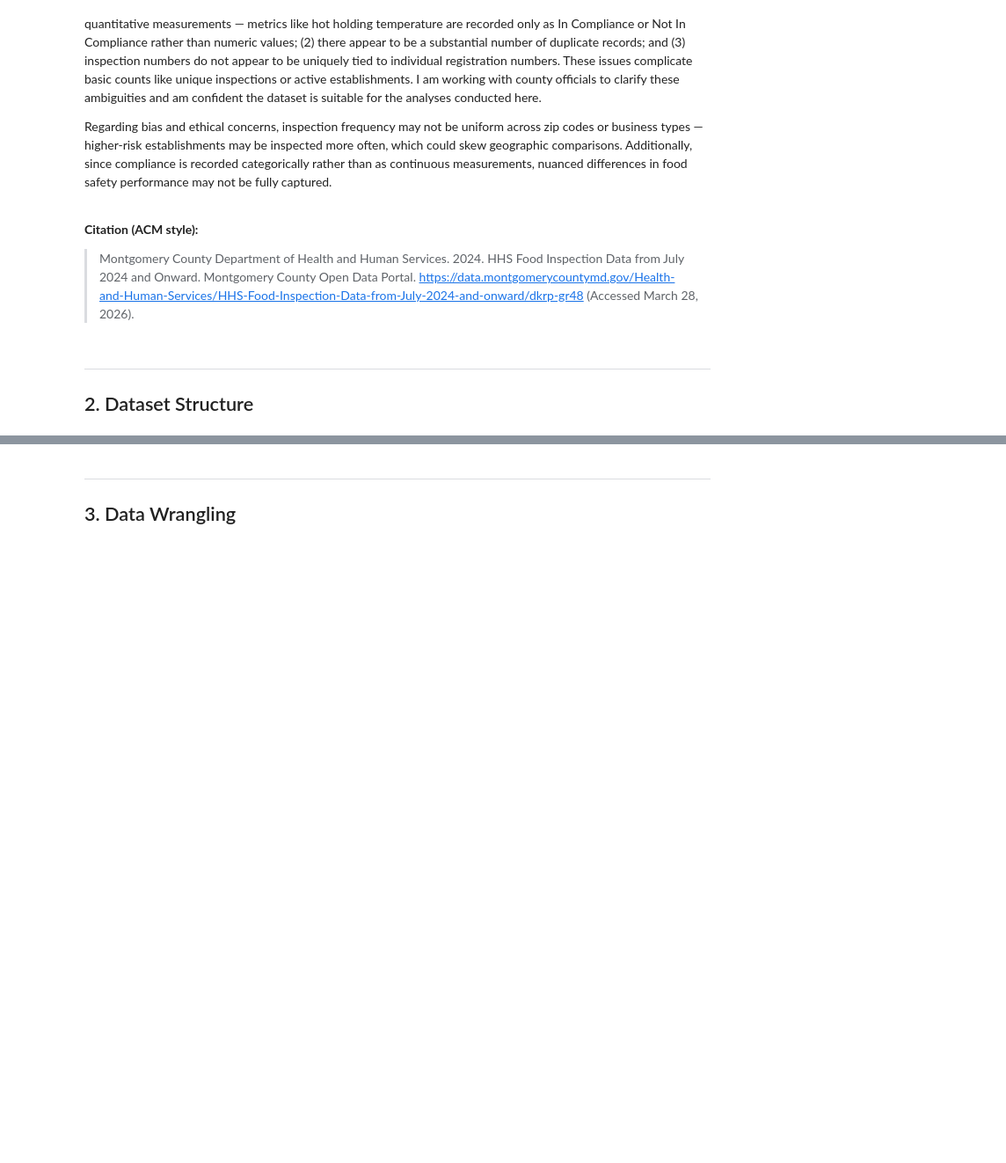
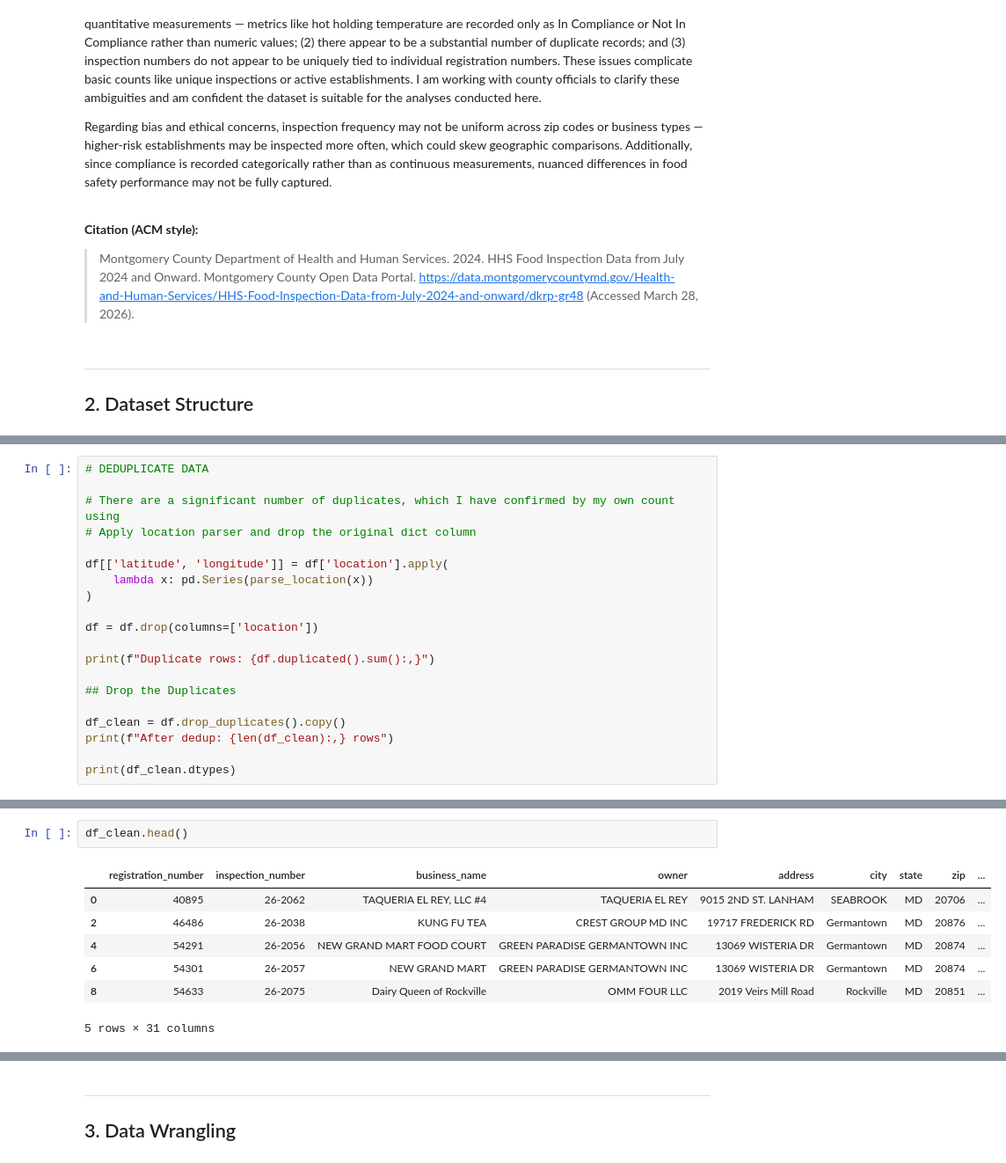
Before and after one commit to HunterTzou/DATA_201_SPRING_2026, a Jupyter notebook: Project 1/ Tzou_Hunter_DATA201_Project1_Week8.ipynb, the cells around one changed output, grey strips where cells are left out. Shown at 88% size. Cells and saved outputs as stored; diff of their text form; blank space fills up the shorter version.

```diff
--- a/Project 1/ Tzou_Hunter_DATA201_Project1_Week8.ipynb
+++ b/Project 1/ Tzou_Hunter_DATA201_Project1_Week8.ipynb
@@ -74,0 +126,20 @@ Regarding bias and ethical concerns, inspection frequency may not be uniform acr
+# %%
+# DEDUPLICATE DATA
+
+# There are a significant number of duplicates, which I have confirmed by my own count using
+# Apply location parser and drop the original dict column
+
+df[['latitude', 'longitude']] = df['location'].apply(
+    lambda x: pd.Series(parse_location(x))
+)
+
+df = df.drop(columns=['location'])
+
+print(f"Duplicate rows: {df.duplicated().sum():,}")
+
+## Drop the Duplicates
+
+df_clean = df.drop_duplicates().copy()
+print(f"After dedup: {len(df_clean):,} rows")
+
+print(df_clean.dtypes)
@@ -74,0 +164,10 @@ Regarding bias and ethical concerns, inspection frequency may not be uniform acr
+# %%
+df_clean.head()
+# %% [output]
+|  | registration_number | inspection_number | business_name | owner | address | city | state | zip | ... |
+| 0 | 40895 | 26-2062 | TAQUERIA EL REY, LLC #4 | TAQUERIA EL REY | 9015 2ND ST. LANHAM | SEABROOK | MD | 20706 | ... |
+| 2 | 46486 | 26-2038 | KUNG FU TEA | CREST GROUP MD INC | 19717 FREDERICK RD | Germantown | MD | 20876 | ... |
+| 4 | 54291 | 26-2056 | NEW GRAND MART FOOD COURT | GREEN PARADISE GERMANTOWN INC | 13069 WISTERIA DR | Germantown | MD | 20874 | ... |
+| 6 | 54301 | 26-2057 | NEW GRAND MART | GREEN PARADISE GERMANTOWN INC | 13069 WISTERIA DR | Germantown | MD | 20874 | ... |
+| 8 | 54633 | 26-2075 | Dairy Queen of Rockville | OMM FOUR LLC | 2019 Veirs Mill Road | Rockville | MD | 20851 | ... |
+5 rows × 31 columns
```
Also changed, not shown: parts of 17 cells of this notebook.
